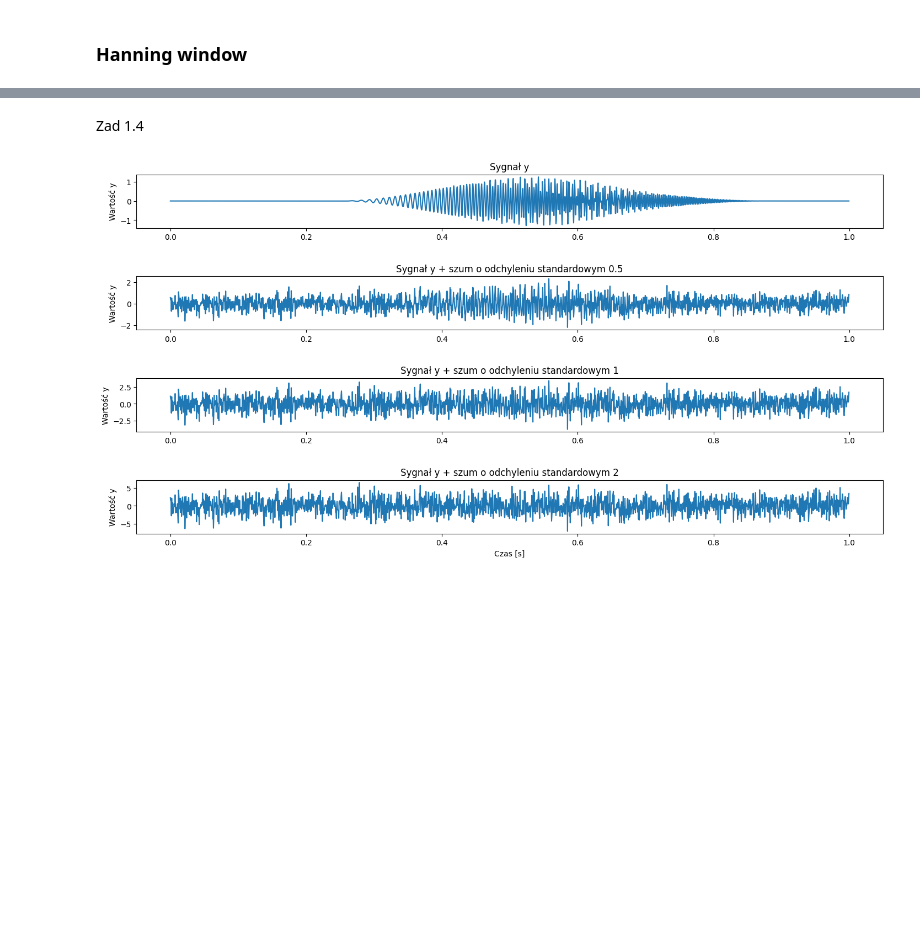
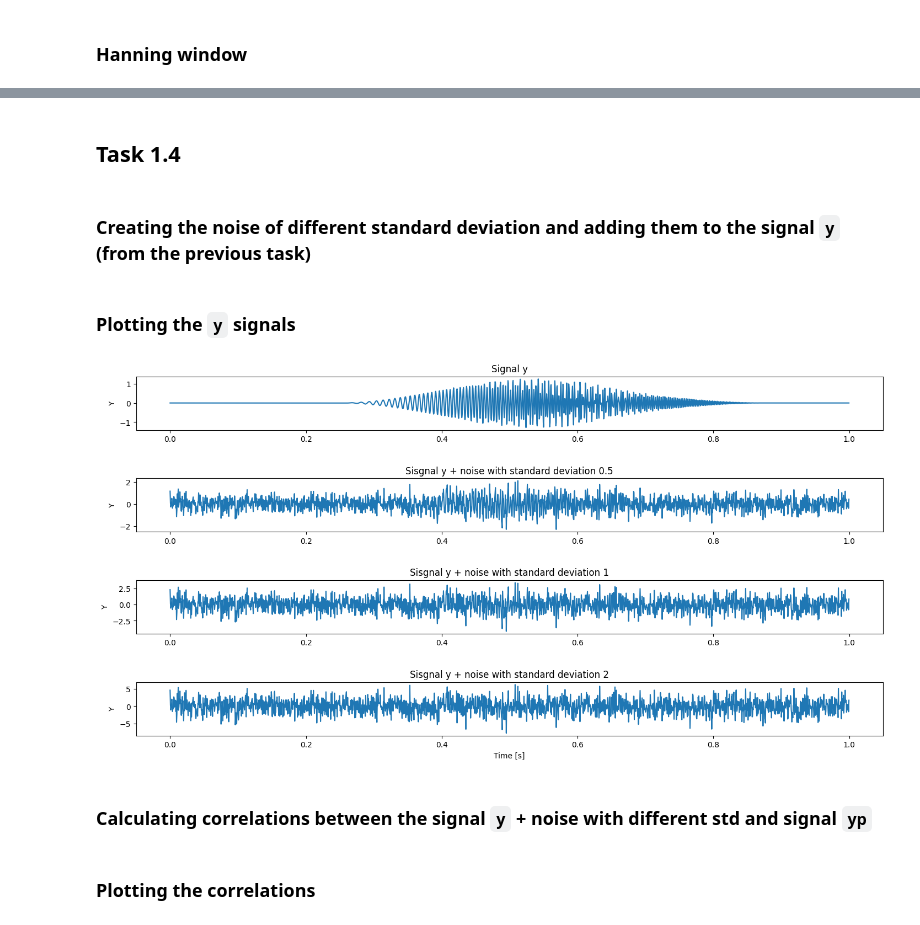
Before and after one commit to MikolajRusin/signal-modeling-and-identification, a Jupyter notebook: Lab_2/lab_2_1.ipynb, the cells around one changed output, grey strips where cells are left out. Saved outputs shown, nothing was run; the diff lists cells and outputs as text; code cells hidden in the pictures; blank space fills up the shorter version.

```diff
--- a/Lab_2/lab_2_1.ipynb
+++ b/Lab_2/lab_2_1.ipynb
@@ -574,3 +594,5 @@ plt.show()
 # %% [markdown]
-Zad 1.4
+## Task 1.4
+# %% [markdown]
+### Creating the noise of different standard deviation and adding them to the signal `y` (from the previous task)
 # %%
@@ -581,26 +603,32 @@ signals_y = [(y + std * noise) for std in std_list]
+# %% [markdown]
+### Plotting the `y` signals
 # %%
 fig, axes = plt.subplots(nrows=4, ncols=1, figsize=(15,8))
 
 axes[0].plot(t, y)
-axes[0].set_ylabel('Wartość y')
-axes[0].set_title('Sygnał y')
+axes[0].set_ylabel('Y')
+axes[0].set_title('Signal y')
 
 for idx, y in enumerate(signals_y, start=1):
     axes[idx].plot(t, y)
-    axes[idx].set_ylabel('Wartość y')
-    axes[idx].set_title(f'Sygnał y + szum o odchyleniu standardowym {std_list[idx-1]}')
+    axes[idx].set_ylabel('Y')
+    axes[idx].set_title(f'Sisgnal y + noise with standard deviation {std_list[idx-1]}')
 
-axes[len(axes)-1].set_xlabel('Czas [s]')
+axes[len(axes)-1].set_xlabel('Time [s]')
 
 fig.tight_layout(pad=3.0)
 plt.show()
 # %% [output]
-[figure, old version]
+[figure, new version]
+# %% [markdown]
+### Calculating correlations between the signal `y` + noise with different std and signal `yp`
 # %%
 y_corrs = [correlate(y, yp, mode='full') for y in signals_y]
 
 lags = np.arange(-yp.shape[0] + 1, signals_y[0].shape[0])
 tc = lags * dt
+# %% [markdown]
+### Plotting the correlations
 # %%
 fig, axes = plt.subplots(nrows=3, ncols=1, figsize=(15,8))
 
```
Also changed, not shown: parts of 18 cells of this notebook, 1 other file.
